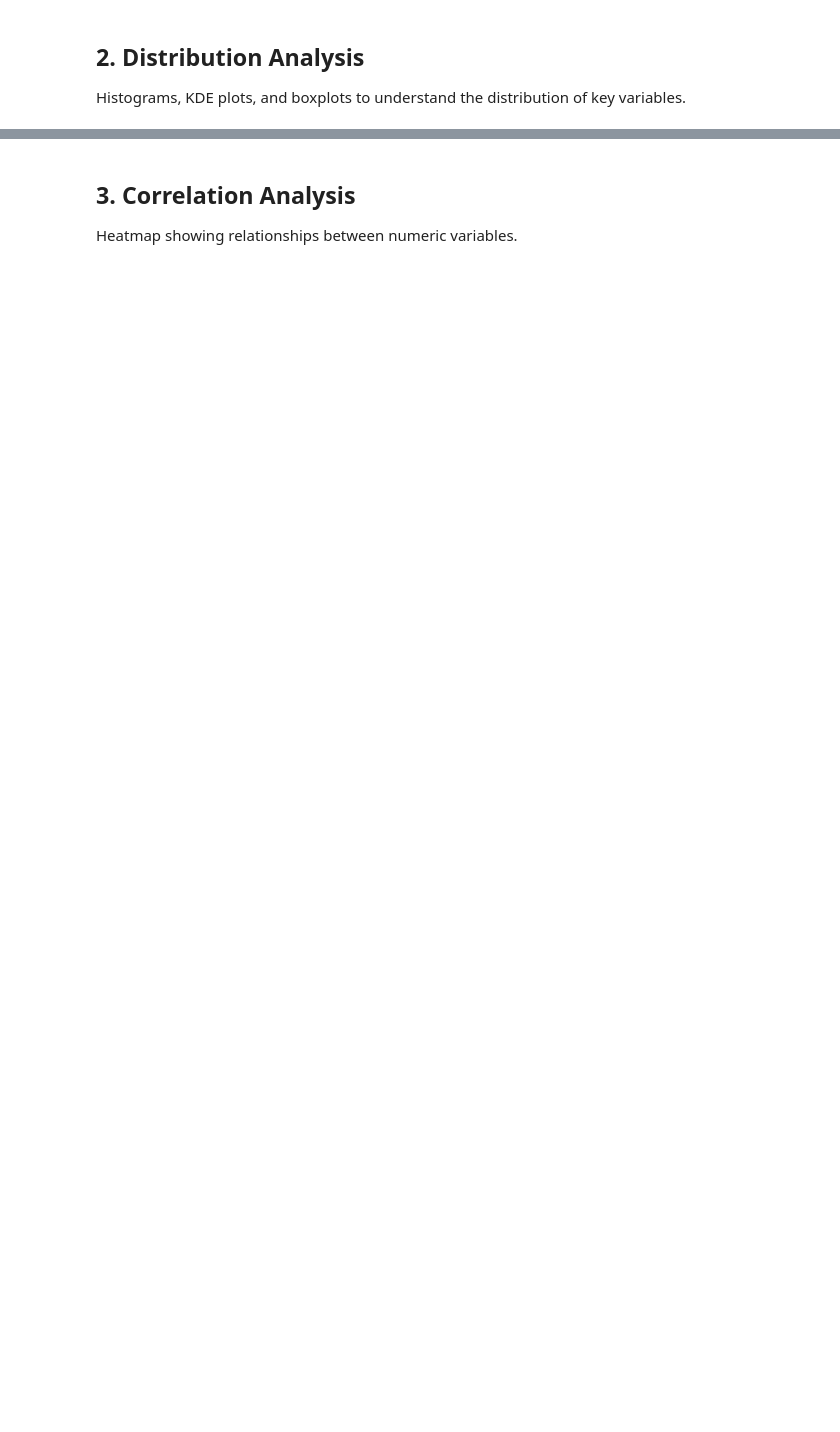
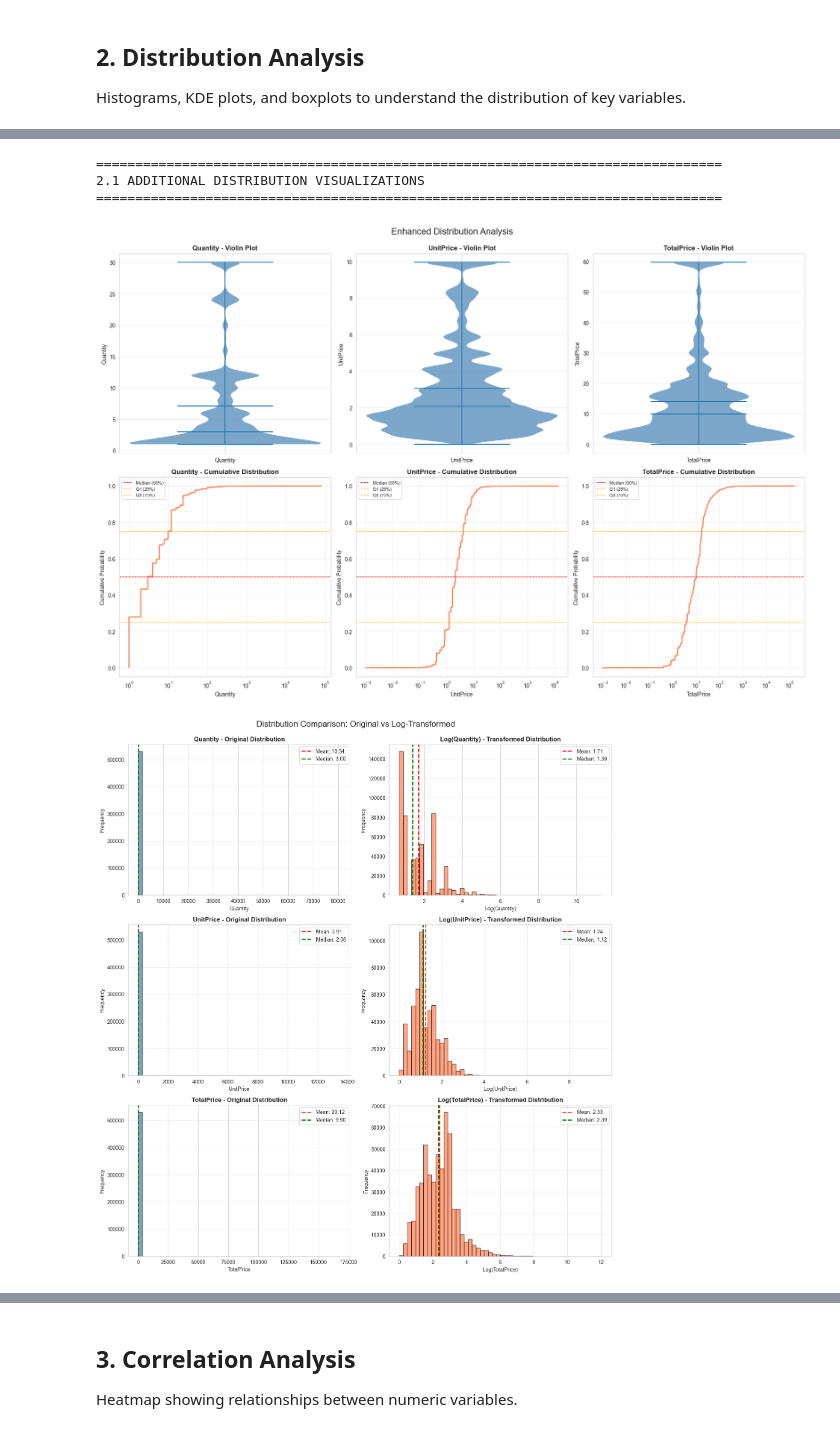
Before and after one commit to monurajj/Retail-Stock-Market-Behavior-Analysis, a Jupyter notebook: notebooks/completed/01_data_exploration.ipynb, the cells around one changed output, grey strips where cells are left out. Cells and saved outputs as stored; diff of their text form; code cells hidden in the pictures; blank space fills up the shorter version.

```diff
--- a/notebooks/completed/01_data_exploration.ipynb
+++ b/notebooks/completed/01_data_exploration.ipynb
@@ -137,3 +205,83 @@ Histograms, KDE plots, and boxplots to understand the distribution of key variab
+# %%
+# Additional distribution visualizations
+print("\n" + "=" * 80)
+print("2.1 ADDITIONAL DISTRIBUTION VISUALIZATIONS")
+print("=" * 80)
+
+# Violin plots and cumulative distributions
+fig, axes = plt.subplots(2, 3, figsize=(18, 12))
+fig.suptitle('Enhanced Distribution Analysis', fontsize=16, y=0.995)
+
+variables = ['Quantity', 'UnitPrice', 'TotalPrice']
+
+# Violin plots (shows distribution shape and density)
+for idx, var in enumerate(variables):
+    # Clip extreme values for better visualization
+    data_clipped = df[var].clip(upper=df[var].quantile(0.95))
+    parts = axes[0, idx].violinplot([data_clipped], positions=[0], showmeans=True, showmedians=True)
+    axes[0, idx].set_title(f'{var} - Violin Plot', fontweight='bold')
+    axes[0, idx].set_ylabel(var)
+    axes[0, idx].grid(True, alpha=0.3, axis='y')
+    axes[0, idx].set_xticks([0])
+    axes[0, idx].set_xticklabels([var])
+
+    # Color the violin plot
+    for pc in parts['bodies']:
+        pc.set_facecolor('steelblue')
+        pc.set_alpha(0.7)
+
+# Cumulative distribution functions (CDF)
+for idx, var in enumerate(variables):
+    sorted_data = np.sort(df[var])
+    cumulative = np.arange(1, len(sorted_data) + 1) / len(sorted_data)
+    axes[1, idx].plot(sorted_data, cumulative, linewidth=2, color='coral')
+    axes[1, idx].axhline(y=0.5, color='red', linestyle='--', linewidth=1, label='Median (50%)')
+    axes[1, idx].axhline(y=0.25, color='orange', linestyle='--', linewidth=1, alpha=0.7, label='Q1 (25%)')
+    axes[1, idx].axhline(y=0.75, color='orange', linestyle='--', linewidth=1, alpha=0.7, label='Q3 (75%)')
+    axes[1, idx].set_title(f'{var} - Cumulative Distribution', fontweight='bold')
+    axes[1, idx].set_xlabel(var)
+    axes[1, idx].set_ylabel('Cumulative Probability')
+    axes[1, idx].legend(fontsize=8)
+    axes[1, idx].grid(True, alpha=0.3)
+    axes[1, idx].set_xscale('log')  # Log scale for better visualization
+
+plt.tight_layout()
+plt.show()
+
+# Distribution comparison: Before vs After log transformation
+fig, axes = plt.subplots(3, 2, figsize=(14, 15))
+fig.suptitle('Distribution Comparison: Original vs Log-Transformed', fontsize=16, y=0.995)
+
+for idx, var in enumerate(variables):
+    # Original distribution
+    axes[idx, 0].hist(df[var], bins=50, edgecolor='black', alpha=0.7, color='steelblue')
+    axes[idx, 0].axvline(x=df[var].mean(), color='red', linestyle='--', linewidth=2, label=f'Mean: {df[var].mean():.2f}')
+    axes[idx, 0].axvline(x=df[var].median(), color='green', linestyle='--', linewidth=2, label=f'Median: {df[var].median():.2f}')
+    axes[idx, 0].set_title(f'{var} - Original Distribution', fontweight='bold')
+    axes[idx, 0].set_xlabel(var)
+    axes[idx, 0].set_ylabel('Frequency')
+    axes[idx, 0].legend()
+    axes[idx, 0].grid(True, alpha=0.3, axis='y')
+
+    # Log-transformed distribution
+    log_data = np.log1p(df[var][df[var] > 0])
+    axes[idx, 1].hist(log_data, bins=50, edgecolor='black', alpha=0.7, color='coral')
+    axes[idx, 1].axvline(x=log_data.mean(), color='red', linestyle='--', linewidth=2, label=f'Mean: {log_data.mean():.2f}')
+    axes[idx, 1].axvline(x=log_data.median(), color='green', linestyle='--', linewidth=2, label=f'Median: {log_data.median():.2f}')
+    axes[idx, 1].set_title(f'Log({var}) - Transformed Distribution', fontweight='bold')
+    axes[idx, 1].set_xlabel(f'Log({var})')
+    axes[idx, 1].set_ylabel('Frequency')
+    axes[idx, 1].legend()
+    axes[idx, 1].grid(True, alpha=0.3, axis='y')
+
+plt.tight_layout()
+plt.show()
+# %% [output]
+================================================================================
+2.1 ADDITIONAL DISTRIBUTION VISUALIZATIONS
+================================================================================
+[figure, added]
+[figure, added]
 # %%
 # 2. Distribution Plots: Histogram, KDE, and Boxplot
 print("=" * 80)
```
Also changed, not shown: parts of 16 cells of this notebook, 7 other files.
